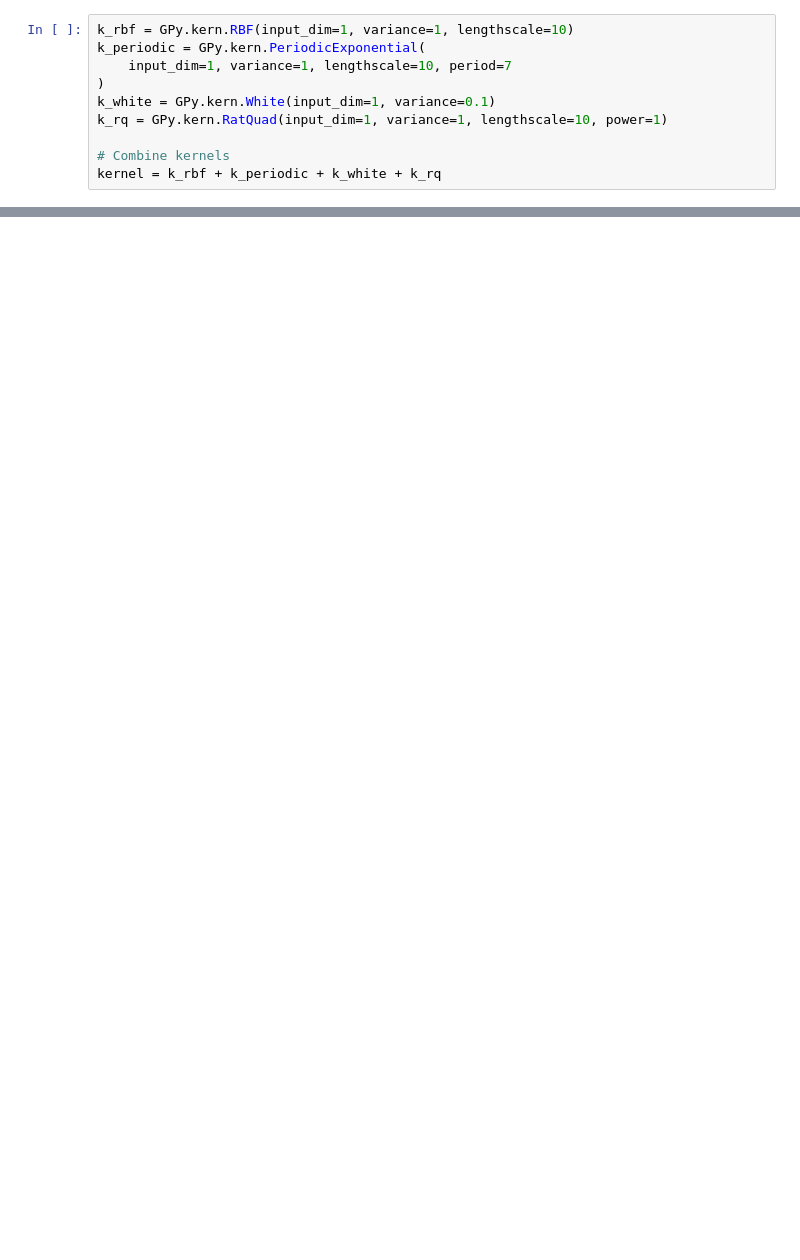
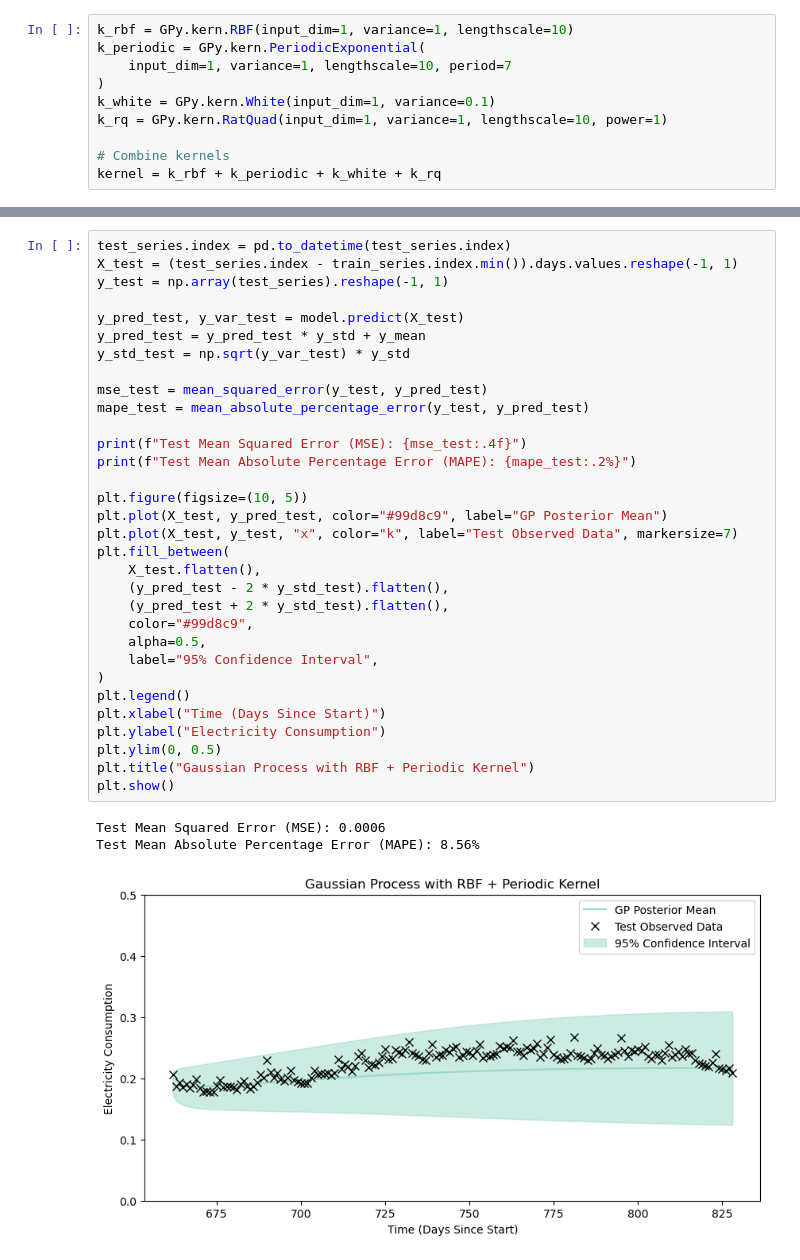
Before and after one commit to chowfi/electricity_demand_forecasting, a Jupyter notebook: notebooks/model_exploration.ipynb, the cells around one changed output, grey strips where cells are left out. Cells and saved outputs as stored; diff of their text form; blank space fills up the shorter version.

```diff
--- a/notebooks/model_exploration.ipynb
+++ b/notebooks/model_exploration.ipynb
@@ -323,0 +442,36 @@ plt.show()
+# %%
+test_series.index = pd.to_datetime(test_series.index)
+X_test = (test_series.index - train_series.index.min()).days.values.reshape(-1, 1)
+y_test = np.array(test_series).reshape(-1, 1)
+
+y_pred_test, y_var_test = model.predict(X_test)
+y_pred_test = y_pred_test * y_std + y_mean
+y_std_test = np.sqrt(y_var_test) * y_std
+
+mse_test = mean_squared_error(y_test, y_pred_test)
+mape_test = mean_absolute_percentage_error(y_test, y_pred_test)
+
+print(f"Test Mean Squared Error (MSE): {mse_test:.4f}")
+print(f"Test Mean Absolute Percentage Error (MAPE): {mape_test:.2%}")
+
+plt.figure(figsize=(10, 5))
+plt.plot(X_test, y_pred_test, color="#99d8c9", label="GP Posterior Mean")
+plt.plot(X_test, y_test, "x", color="k", label="Test Observed Data", markersize=7)
+plt.fill_between(
+    X_test.flatten(),
+    (y_pred_test - 2 * y_std_test).flatten(),
+    (y_pred_test + 2 * y_std_test).flatten(),
+    color="#99d8c9",
+    alpha=0.5,
+    label="95% Confidence Interval",
+)
+plt.legend()
+plt.xlabel("Time (Days Since Start)")
+plt.ylabel("Electricity Consumption")
+plt.ylim(0, 0.5)
+plt.title("Gaussian Process with RBF + Periodic Kernel")
+plt.show()
+# %% [output]
+Test Mean Squared Error (MSE): 0.0006
+Test Mean Absolute Percentage Error (MAPE): 8.56%
+[figure, added]
```
Also changed, not shown: parts of 5 cells of this notebook.
